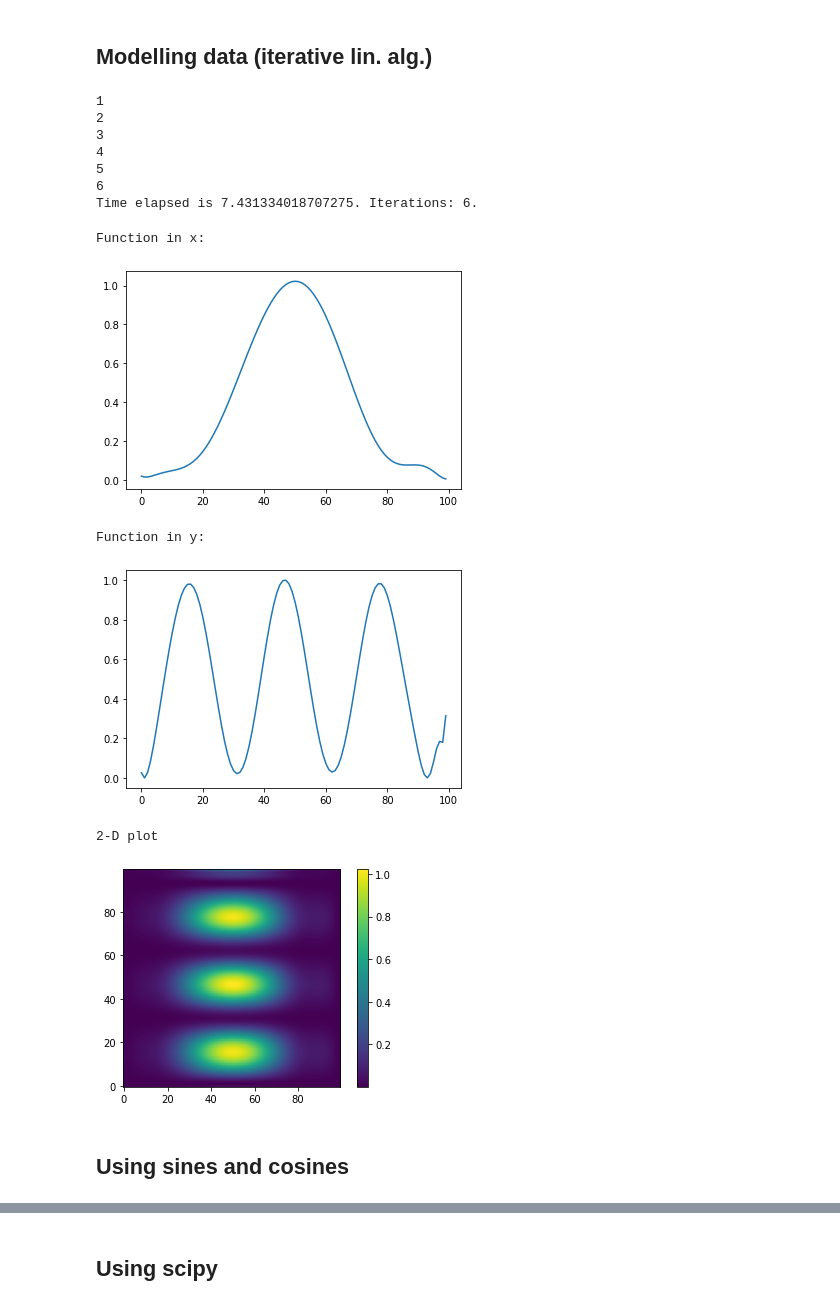
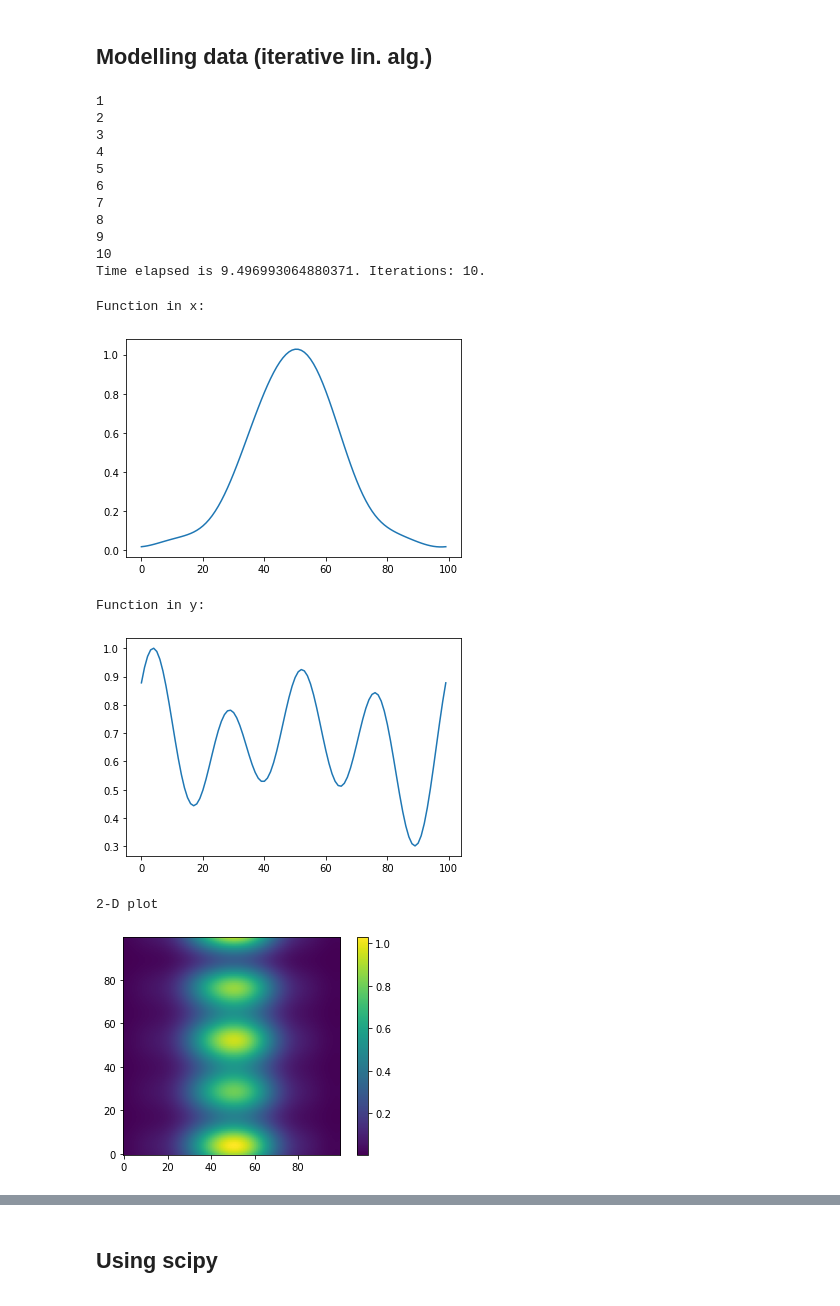
Before and after one commit to krlodeleon/spectro, a Jupyter notebook: testing_parametrized_outer_product.ipynb, the cells around one changed output, grey strips where cells are left out. Saved outputs shown, nothing was run; the diff lists cells and outputs as text; code cells hidden in the pictures.

Commit message:
Working in Fourier basis
Still working with simulated data

```diff
--- a/testing_parametrized_outer_product.ipynb
+++ b/testing_parametrized_outer_product.ipynb
@@ -96,7 +94,7 @@ def remove_zeros(array):
 
     return flattened.reshape(shape)
 
-def minimize3(data, P, Q, init_guess, n_it, len_y):
+def minimize(data, P, Q, init_guess, n_it, len_y):
     'P is the design function in x, and \
      Q is the design function in y.'
 
@@ -273,11 +312,11 @@ ys = np.linspace(0,1,100)
 
 def f(y,x):
     xx, yy = np.meshgrid(x, y)
-    return 1*(np.sin(yy*10))**2*np.exp(-(xx-0.5)**2/0.05)
+    return 1*(np.sin(2*np.pi*yy/(2.5/7)))**2*np.exp(-(xx-0.5)**2/0.05)
 
 data_clean = f(ys,xs)
 cosmic_rays = 0.5*(1 + np.sign( (3/100) - np.random.rand(len(data_clean),len(data_clean[0]))))
 data_sim2 = data_clean + 0.05*np.random.randn(len(data_clean),len(data_clean[0]))/2 + 1000*cosmic_rays
 
-plt.imshow(data_sim2, origin='lower', vmax=2)
+plt.imshow(data_sim2, origin='lower', vmax=1)
 plt.show()
@@ -284,17 +325,32 @@ plt.show()
 # %% [markdown]
 ## Modelling data (iterative lin. alg.)
 # %%
+# Constructing grid points
 xxs, yys = np.meshgrid(xs,ys)
-
 xxs_flat = xxs.flatten()
 yys_flat = yys.flatten()
 
-design_x = np.array([xxs_flat**i for i in range(11)]).T
-design_y = np.array([yys_flat**i for i in range(35)]).T
+# Uncomment for Fourier fit
+n_freq_x = 5
+n_freq_y = 5
+x_len = 2*n_freq_x - 1
+y_len = 2*n_freq_y - 1
+design_x = fourier_design(xxs_flat,n_freq_x)
+design_y = fourier_design(yys_flat,n_freq_y)
 
-initial_guess = np.ones(11+35)
+initial_guess = np.zeros(y_len+x_len)
+initial_guess[0] = 1
+initial_guess[y_len] = 1
 
-guess = minimize3(data_sim2, design_x, design_y, initial_guess, 6, 35)
+# Uncomment for polynomial fit
+# x_len = 11
+# y_len = 35
+# design_x = np.array([xxs_flat**i for i in range(x_len)]).T
+# design_y = np.array([yys_flat**i for i in range(y_len)]).T
+
+initial_guess = np.ones(x_len + y_len)
+
+guess = minimize(data_sim2, design_x, design_y, initial_guess, 10, y_len)
 # %% [output]
 1
 2
@@ -302,32 +358,39 @@ guess = minimize3(data_sim2, design_x, design_y, initial_guess, 6, 35)
 4
 5
 6
-Time elapsed is 7.431334018707275. Iterations: 6.
+7
+8
+9
+10
+Time elapsed is 9.496993064880371. Iterations: 10.
 # %%
-design_y_test = np.array([ys**i for i in range(35)]).T
-design_x_test = np.array([xs**i for i in range(11)]).T
+# Uncomment for Fourier fit
+design_y_test = fourier_design(ys, n_freq_y)
+design_x_test = fourier_design(xs, n_freq_x)
+
+# Uncomment for polynomial fit
+# design_y_test = np.array([ys**i for i in range(y_len)]).T
+# design_x_test = np.array([xs**i for i in range(x_len)]).T
 
 print('Function in x:')
 plt.plot(np.matmul(design_x_test,guess[1]))
 plt.show()
 
 print('Function in y:')
 plt.plot(np.matmul(design_y_test,guess[0]))
 plt.show()
 
 print('2-D plot')
 y_hat = np.matmul(design_y_test,guess[0])
 x_hat = np.matmul(design_x_test,guess[1])
 
 plt.imshow(np.outer(y_hat,x_hat), origin='lower')
 plt.colorbar()
 plt.show()
 # %% [output]
 Function in x:
-[figure, old version]
+[figure, new version]
 Function in y:
-[figure, old version]
+[figure, new version]
 2-D plot
-[figure, old version]
+[figure, new version]
-# %% [markdown]
-## Using sines and cosines
```
Also changed, not shown: parts of 27 cells of this notebook.
